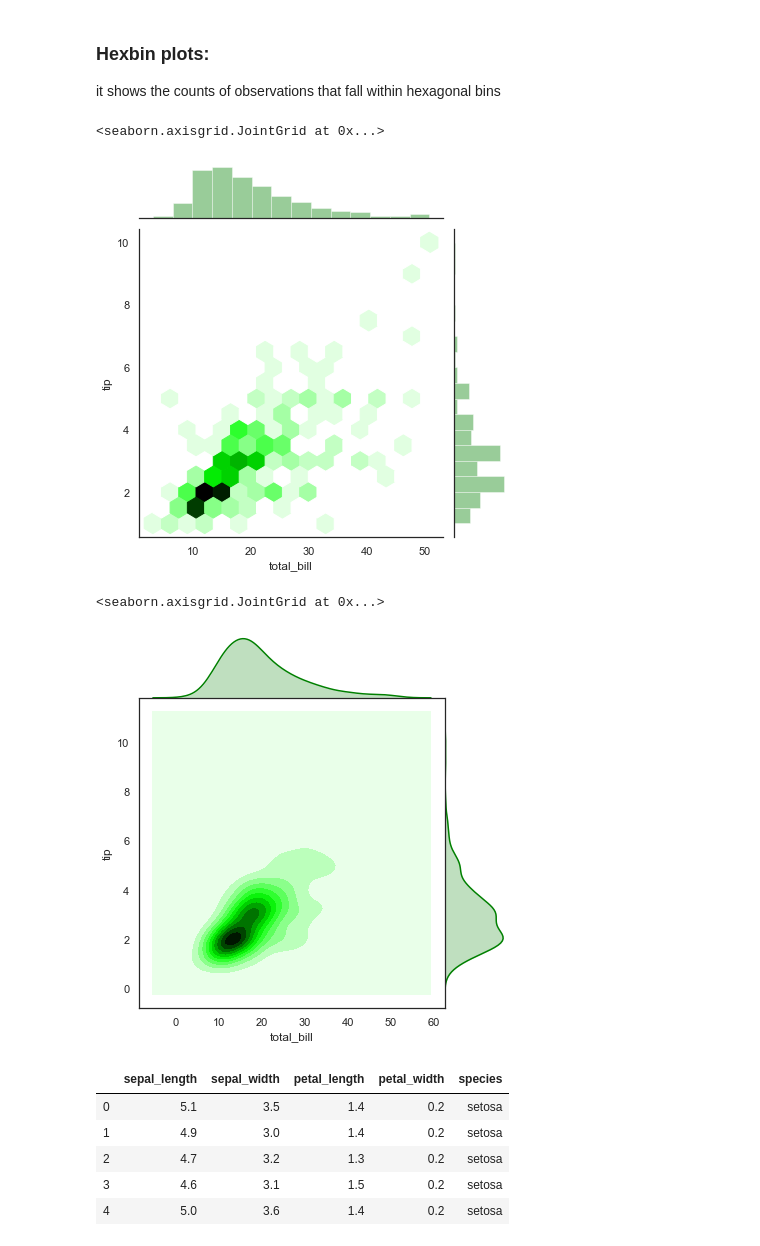
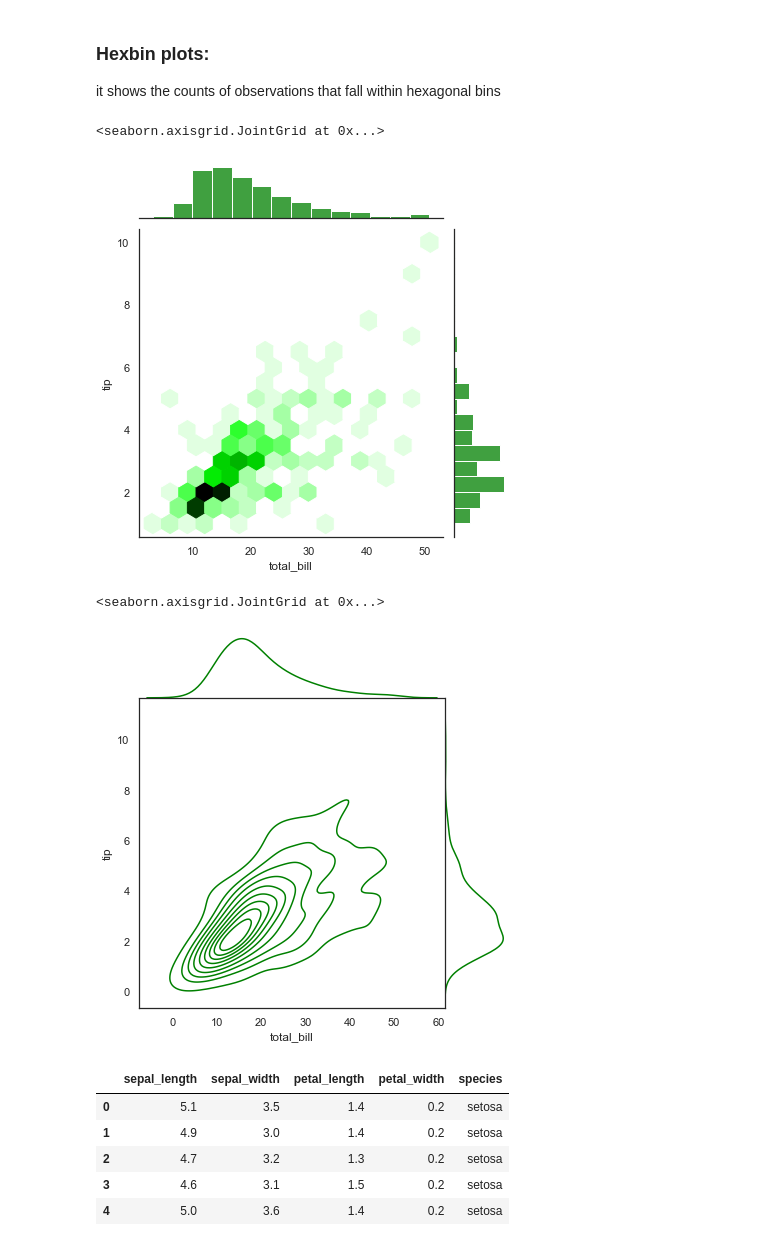
Before and after one commit to Julio-Cesar-R/Machine_Learning, a Jupyter notebook: Capitulo2-Data_Analisis/2.14-Seaborn-Datos Numéricos.ipynb, the cells around one changed output. Saved outputs shown, nothing was run; the diff lists cells and outputs as text; code cells hidden in the pictures.

```diff
--- a/Capitulo2-Data_Analisis/2.14-Seaborn-Datos Numéricos.ipynb
+++ b/Capitulo2-Data_Analisis/2.14-Seaborn-Datos Numéricos.ipynb
@@ -51,14 +57,16 @@ sns.jointplot(x="total_bill", y="tip", data=tips, color='red')
 ### Hexbin plots:
 it shows the counts of observations that fall within hexagonal bins
 # %%
-sns.jointplot("total_bill", "tip", data=tips, color='green', kind="hex")
+#Grafico de hexagono
+sns.jointplot(x="total_bill", y="tip", data=tips, color='green', kind="hex")
 # %% [output]
 <seaborn.axisgrid.JointGrid at 0x...>
-[figure, old version]
+[figure, new version]
 # %%
+#"2D"
 # kde plot 2D
-sns.jointplot("total_bill", "tip", data=tips, kind="kde", space=0, color="green")
+sns.jointplot(x="total_bill", y="tip", data=tips, kind="kde", space=0, color="green")
 # %% [output]
 <seaborn.axisgrid.JointGrid at 0x...>
-[figure, old version]
+[figure, new version]
 # %%
```
Also changed, not shown: parts of 18 cells of this notebook, 2 other files.
